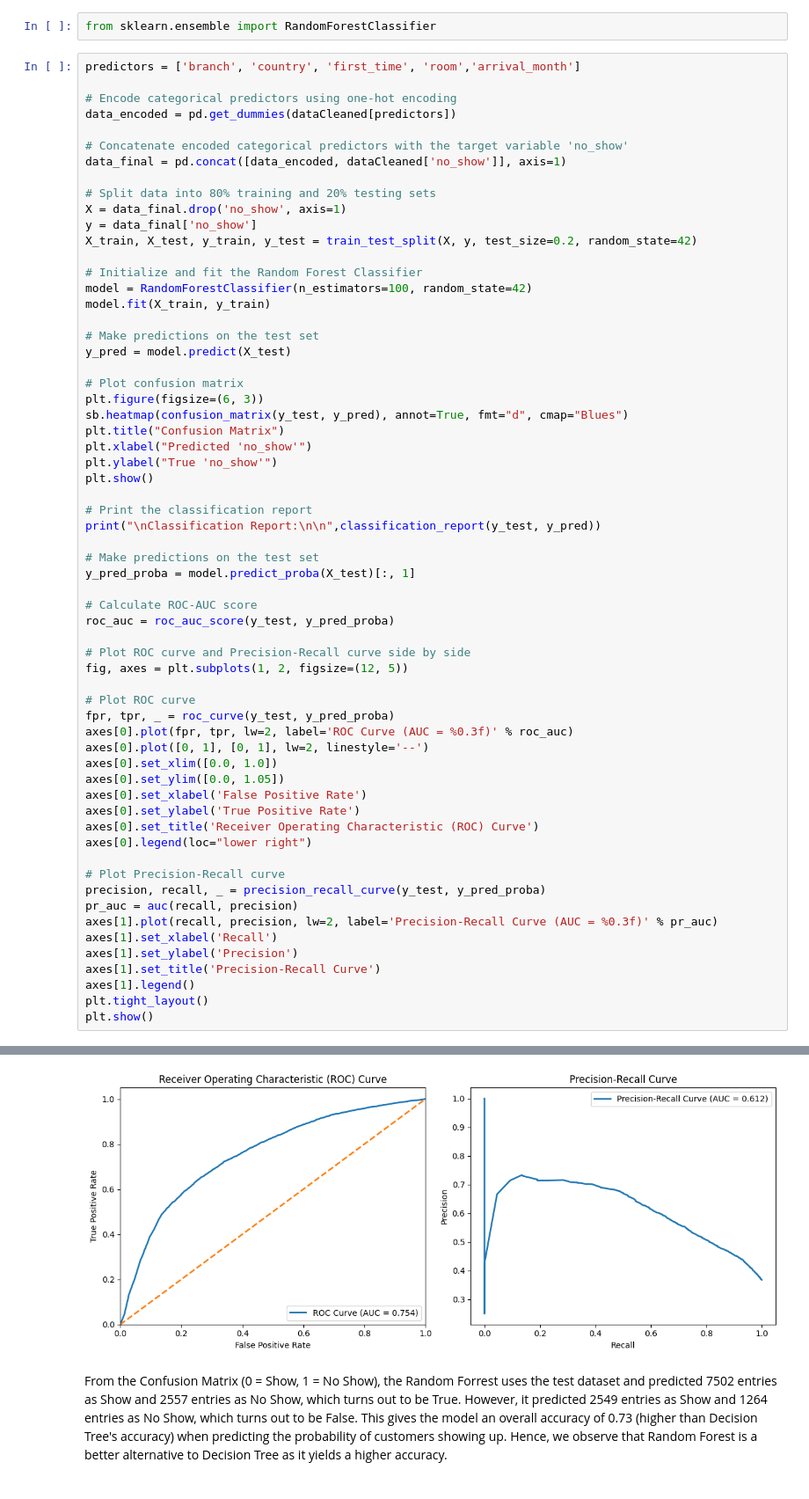
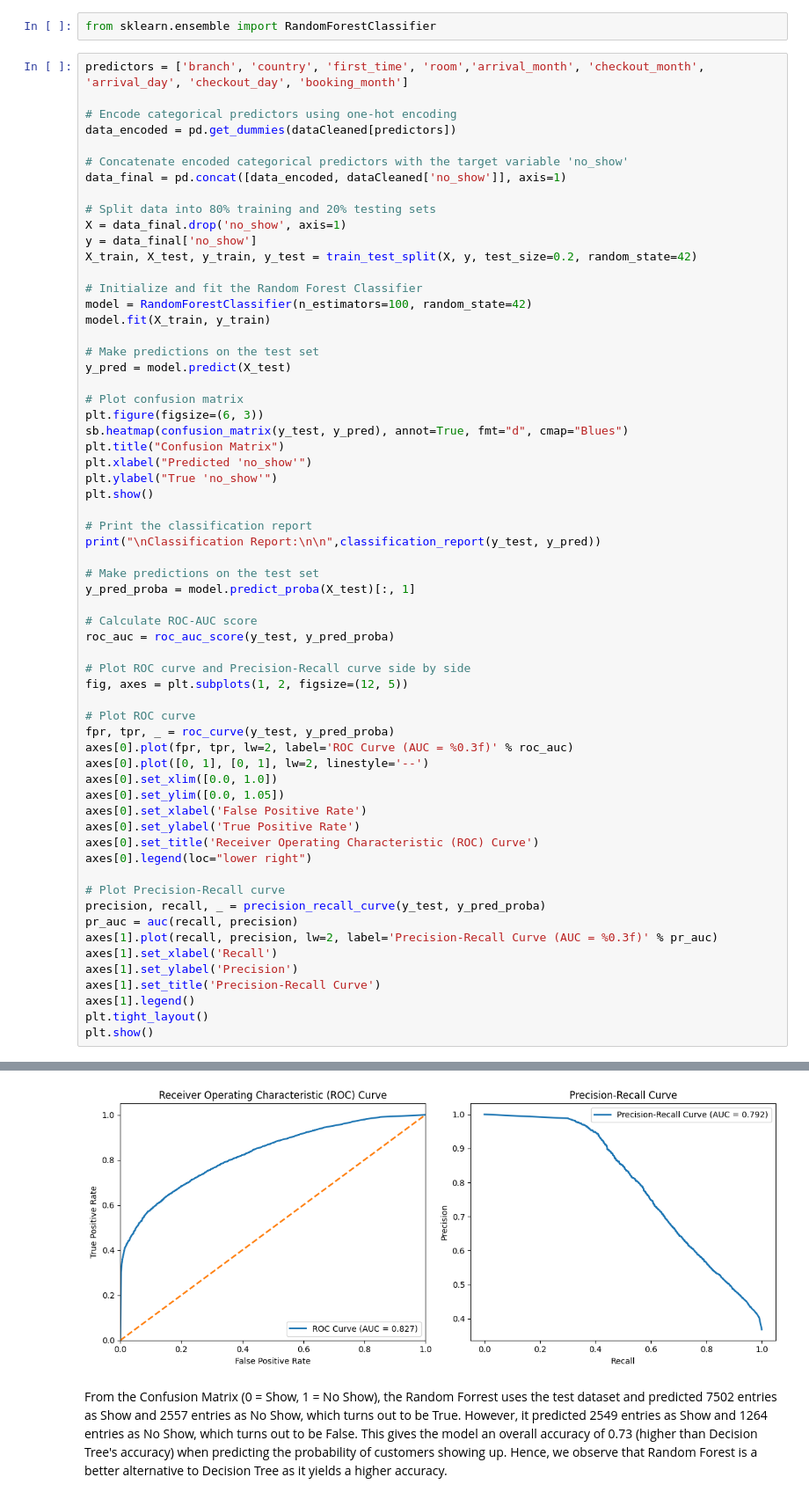
Before and after one commit to jxxsheng/DSAI_SC1015, a Jupyter notebook: models.ipynb, the cells around one changed output, grey strips where cells are left out. Shown at 88% size. Drawn from its saved outputs; the diff is of its cells as text.

```diff
--- a/models.ipynb
+++ b/models.ipynb
@@ -687,7 +687,7 @@ Random Forest can capture non-linear relationships between predictor variables a
 # %%
 from sklearn.ensemble import RandomForestClassifier
 # %%
-predictors = ['branch', 'country', 'first_time', 'room','arrival_month']
+predictors = ['branch', 'country', 'first_time', 'room','arrival_month', 'checkout_month', 'arrival_day', 'checkout_day', 'booking_month']
 
 # Encode categorical predictors using one-hot encoding
 data_encoded = pd.get_dummies(dataCleaned[predictors])
@@ -763,4 +763,4 @@ weighted avg       0.72      0.73      0.71     13872
-[figure, old version]
+[figure, new version]
 # %% [markdown]
 From the Confusion Matrix (0 = Show, 1 = No Show), the Random Forrest uses the test dataset and predicted 7502 entries as Show and 2557 entries as No Show, which turns out to be True. However, it predicted 2549 entries as Show and 1264 entries as No Show, which turns out to be False. This gives the model an overall accuracy of 0.73 (higher than Decision Tree's accuracy) when predicting the probability of customers showing up. Hence, we observe that Random Forest is a better alternative to Decision Tree as it yields a higher accuracy.
 # %% [markdown]
```
Also changed, not shown: parts of 5 cells of this notebook.
